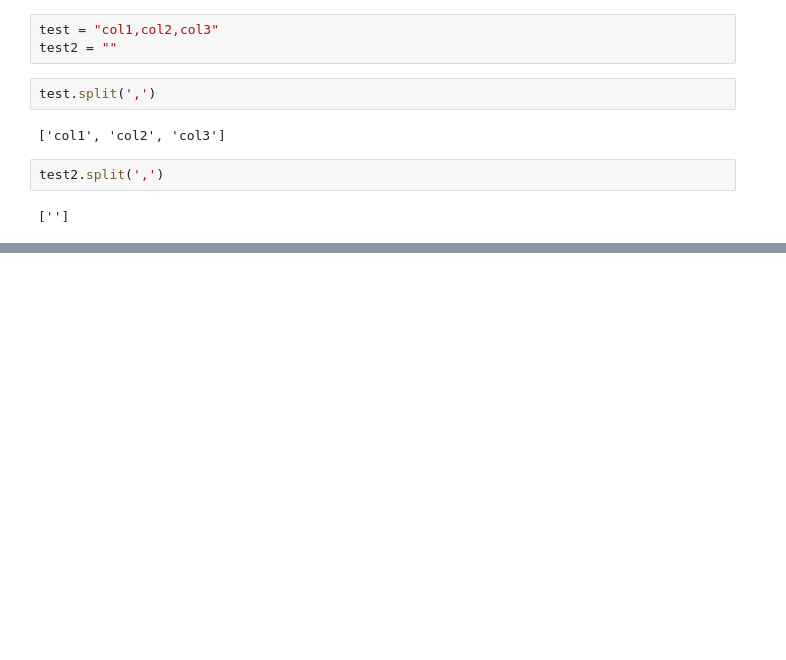
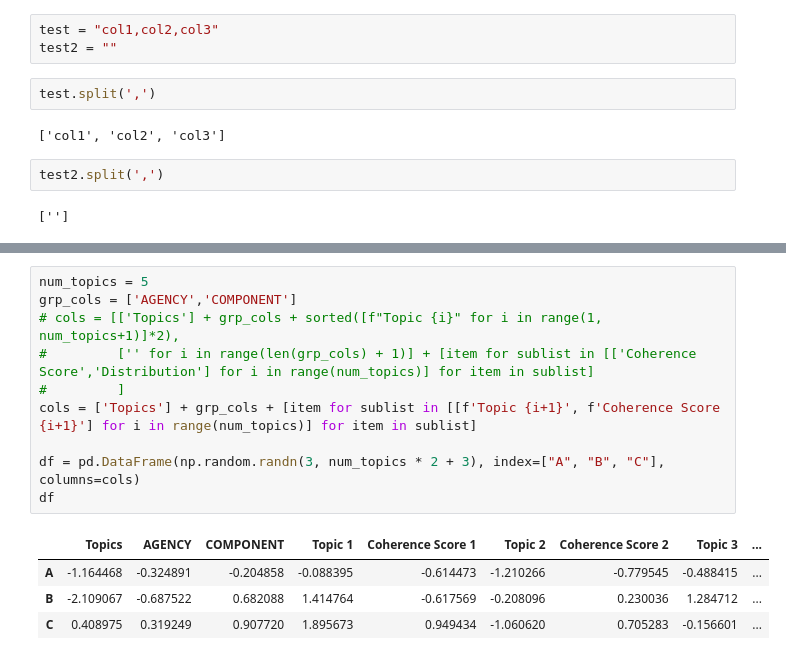
Before and after one commit to GSA/MD-Automated-Text-Analysis, a Jupyter notebook: topicsanalyser/tests.ipynb, the cells around one changed output, grey strips where cells are left out. Cells and saved outputs as stored; diff of their text form; blank space fills up the shorter version.

Commit message:
Added 'Coherence Score' to the output file

```diff
--- a/topicsanalyser/tests.ipynb
+++ b/topicsanalyser/tests.ipynb
@@ -582,0 +607,15 @@ test2.split(',')
+# %%
+num_topics = 5
+grp_cols = ['AGENCY','COMPONENT']
+# cols = [['Topics'] + grp_cols + sorted([f"Topic {i}" for i in range(1, num_topics+1)]*2),
+#         ['' for i in range(len(grp_cols) + 1)] + [item for sublist in [['Coherence Score','Distribution'] for i in range(num_topics)] for item in sublist]
+#         ]
+cols = ['Topics'] + grp_cols + [item for sublist in [[f'Topic {i+1}', f'Coherence Score {i+1}'] for i in range(num_topics)] for item in sublist]
+
+df = pd.DataFrame(np.random.randn(3, num_topics * 2 + 3), index=["A", "B", "C"], columns=cols)
+df
+# %% [output]
+|  | Topics | AGENCY | COMPONENT | Topic 1 | Coherence Score 1 | Topic 2 | Coherence Score 2 | Topic 3 | ... |
+| A | -1.164468 | -0.324891 | -0.204858 | -0.088395 | -0.614473 | -1.210266 | -0.779545 | -0.488415 | ... |
+| B | -2.109067 | -0.687522 | 0.682088 | 1.414764 | -0.617569 | -0.208096 | 0.230036 | 1.284712 | ... |
+| C | 0.408975 | 0.319249 | 0.907720 | 1.895673 | 0.949434 | -1.060620 | 0.705283 | -0.156601 | ... |
```
Also changed, not shown: parts of 4 cells of this notebook, 2 other files.
